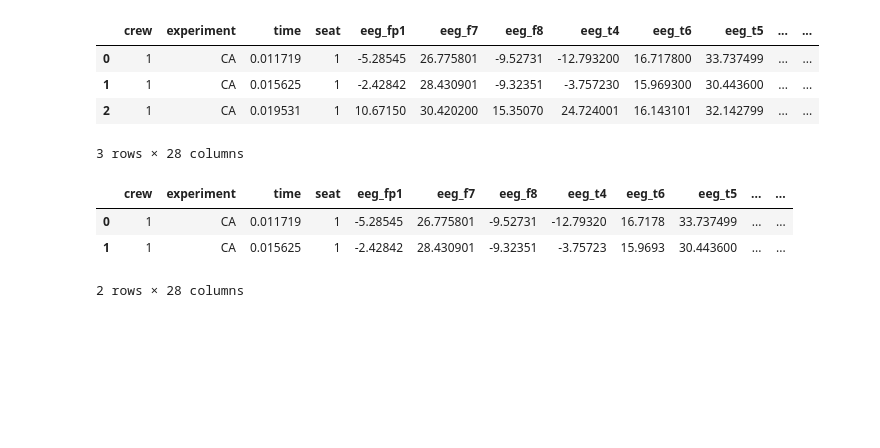
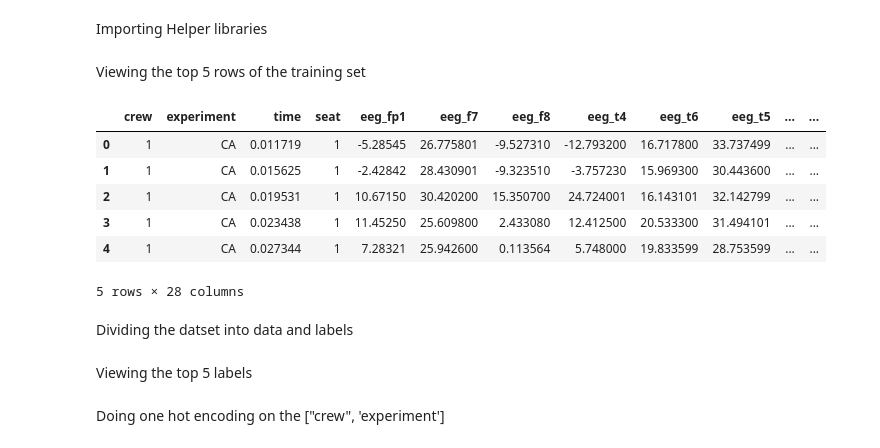
Before and after one commit to sarveswara-rao/Kaggle, a Jupyter notebook: aviation_fatalities.ipynb, the cells around one changed output. Cells and saved outputs as stored; diff of their text form; code cells hidden in the pictures; blank space fills up the shorter version.

```diff
--- a/aviation_fatalities.ipynb
+++ b/aviation_fatalities.ipynb
@@ -20,13 +31,23 @@ test_downloaded.GetContentFile('test.csv')
+# %% [markdown]
+Importing Helper libraries
 # %%
 import pandas as pd
 import numpy as np
 
-df_train = pd.read_csv('train.csv')
+# Loading the training data from colab to Pandas DataFrame
+#df_train = pd.read_csv('train.csv')
+df_test = pd.read_csv('test.csv')
+
+df_test.shape
+# %% [markdown]
+Viewing the top 5 rows of the training set
 # %%
-df_train.head(3)
+df_train.head(5)
 # %% [output]
 |  | crew | experiment | time | seat | eeg_fp1 | eeg_f7 | eeg_f8 | eeg_t4 | eeg_t6 | eeg_t5 | ... | ... |
-| 0 | 1 | CA | 0.011719 | 1 | -5.28545 | 26.775801 | -9.52731 | -12.793200 | 16.717800 | 33.737499 | ... | ... |
-| 1 | 1 | CA | 0.015625 | 1 | -2.42842 | 28.430901 | -9.32351 | -3.757230 | 15.969300 | 30.443600 | ... | ... |
-| 2 | 1 | CA | 0.019531 | 1 | 10.67150 | 30.420200 | 15.35070 | 24.724001 | 16.143101 | 32.142799 | ... | ... |
+| 0 | 1 | CA | 0.011719 | 1 | -5.28545 | 26.775801 | -9.527310 | -12.793200 | 16.717800 | 33.737499 | ... | ... |
+| 1 | 1 | CA | 0.015625 | 1 | -2.42842 | 28.430901 | -9.323510 | -3.757230 | 15.969300 | 30.443600 | ... | ... |
+| 2 | 1 | CA | 0.019531 | 1 | 10.67150 | 30.420200 | 15.350700 | 24.724001 | 16.143101 | 32.142799 | ... | ... |
+| 3 | 1 | CA | 0.023438 | 1 | 11.45250 | 25.609800 | 2.433080 | 12.412500 | 20.533300 | 31.494101 | ... | ... |
+| 4 | 1 | CA | 0.027344 | 1 | 7.28321 | 25.942600 | 0.113564 | 5.748000 | 19.833599 | 28.753599 | ... | ... |
-3 rows × 28 columns
+5 rows × 28 columns
@@ -36,9 +54,4 @@ labels = df_train.event.astype("category").cat.codes
-# %%
-df_train.head(2)
-# %% [output]
-|  | crew | experiment | time | seat | eeg_fp1 | eeg_f7 | eeg_f8 | eeg_t4 | eeg_t6 | eeg_t5 | ... | ... |
-| 0 | 1 | CA | 0.011719 | 1 | -5.28545 | 26.775801 | -9.52731 | -12.79320 | 16.7178 | 33.737499 | ... | ... |
-| 1 | 1 | CA | 0.015625 | 1 | -2.42842 | 28.430901 | -9.32351 | -3.75723 | 15.9693 | 30.443600 | ... | ... |
-2 rows × 28 columns
+# %% [markdown]
+Dividing the datset into data and labels
 # %%
 X = df_train.iloc[:, 0:27]
@@ -45,0 +59,2 @@ X_new = pd.get_dummies(X, columns = ["experiment"])
+# %% [markdown]
+Viewing the top 5 labels
@@ -45,0 +63,2 @@ X_new = pd.get_dummies(X, columns = ["experiment"])
+# %% [markdown]
+Doing one hot encoding on the ["crew", 'experiment']
```
Also changed, not shown: parts of 32 cells of this notebook.
